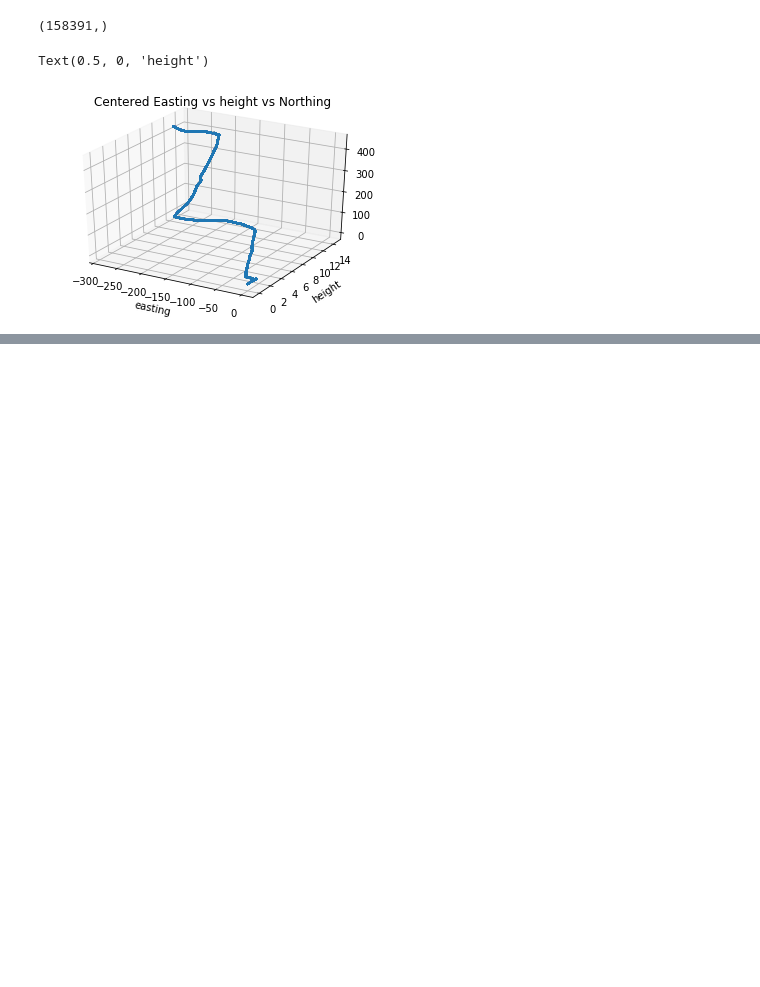
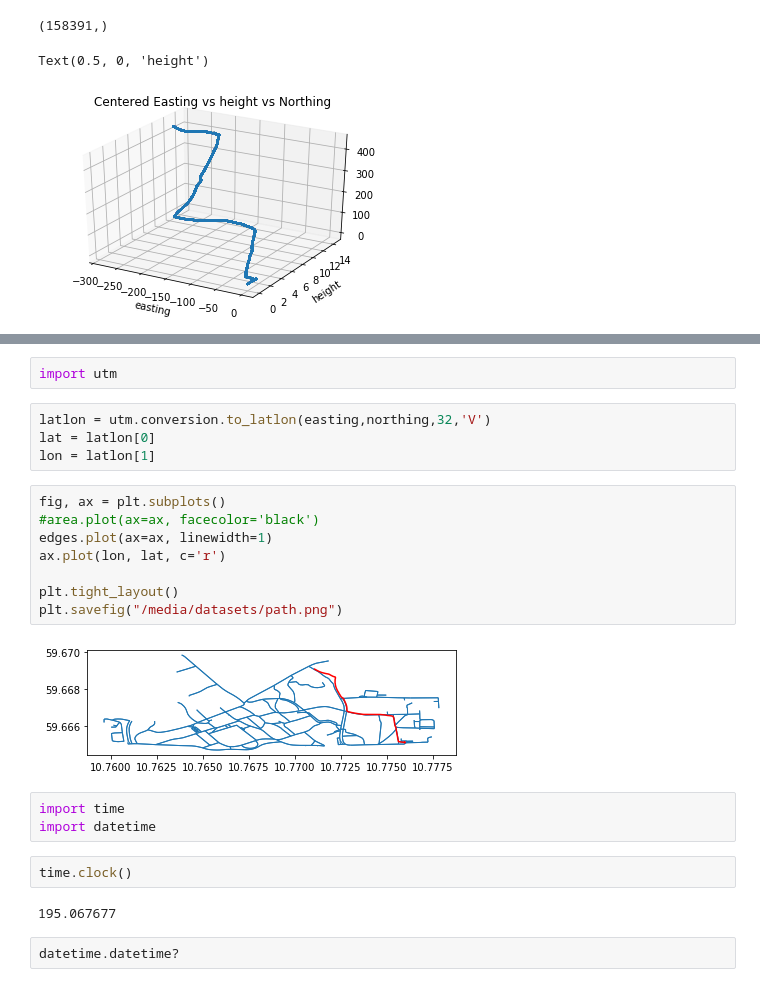
Before and after one commit to jcmayoral/gr_navigation, a Jupyter notebook: gr_tools/UTS_processing/Untitled.ipynb, the cells around one changed output, grey strips where cells are left out. Cells and saved outputs as stored; diff of their text form; blank space fills up the shorter version.

```diff
--- a/gr_tools/UTS_processing/Untitled.ipynb
+++ b/gr_tools/UTS_processing/Untitled.ipynb
@@ -117,0 +155,25 @@ Text(0.5, 0, 'height')
+# %%
+import utm
+# %%
+latlon = utm.conversion.to_latlon(easting,northing,32,'V')
+lat = latlon[0]
+lon = latlon[1]
+# %%
+fig, ax = plt.subplots()
+#area.plot(ax=ax, facecolor='black')
+edges.plot(ax=ax, linewidth=1)
+ax.plot(lon, lat, c='r')
+
+plt.tight_layout()
+plt.savefig("/media/datasets/path.png")
+# %% [output]
+[figure, added]
+# %%
+import time
+import datetime
+# %%
+time.clock()
+# %% [output]
+195.067677
+# %%
+datetime.datetime?
```
Also changed, not shown: parts of 23 cells of this notebook.
